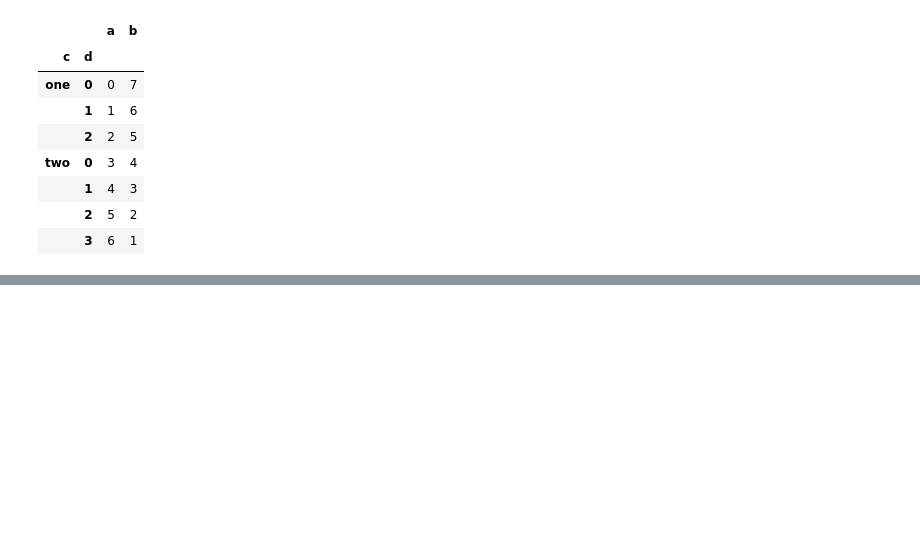
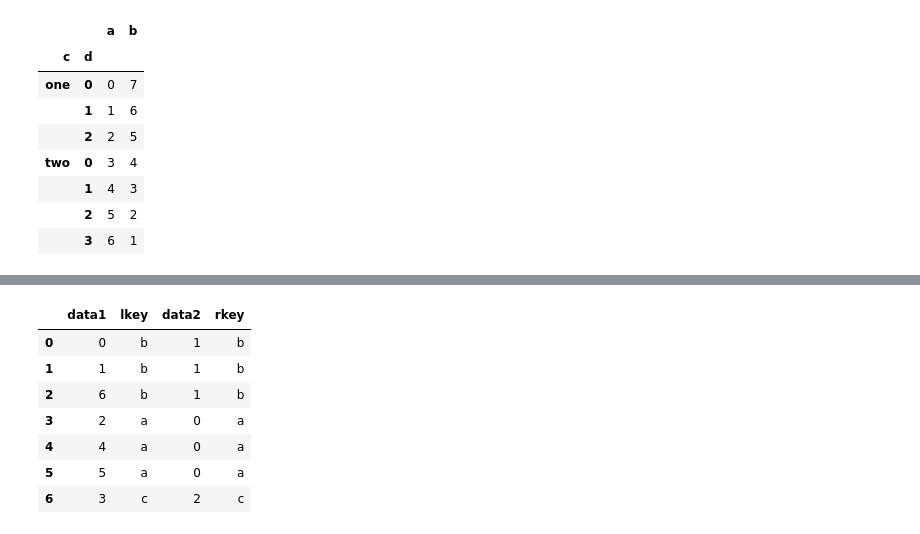
Before and after one commit to NinelieAimer/PythonLearning, a Jupyter notebook: analysisData/dataRegularization/dataRegularization.ipynb, the cells around one changed output, grey strips where cells are left out. Saved outputs shown, nothing was run; the diff lists cells and outputs as text; code cells hidden in the pictures; blank space fills up the shorter version.

```diff
--- a/analysisData/dataRegularization/dataRegularization.ipynb
+++ b/analysisData/dataRegularization/dataRegularization.ipynb
@@ -386,0 +417,23 @@ Name: b, dtype: int32
+# %%
+df3=pd.DataFrame({
+    'lkey':['b','b','a','c','a','a','b'],
+    'data1':range(7)
+})
+# %%
+df4=pd.DataFrame(
+    {
+        'rkey':['a','b','c'],
+        'data2':range(3)
+    }
+)
+# %%
+pd.merge(df3,df4,left_on='lkey',right_on='rkey')
+# %% [output]
+|  | data1 | lkey | data2 | rkey |
+| 0 | 0 | b | 1 | b |
+| 1 | 1 | b | 1 | b |
+| 2 | 6 | b | 1 | b |
+| 3 | 2 | a | 0 | a |
+| 4 | 4 | a | 0 | a |
+| 5 | 5 | a | 0 | a |
+| 6 | 3 | c | 2 | c |
```
Also changed, not shown: parts of 50 cells of this notebook, 1 other file.
